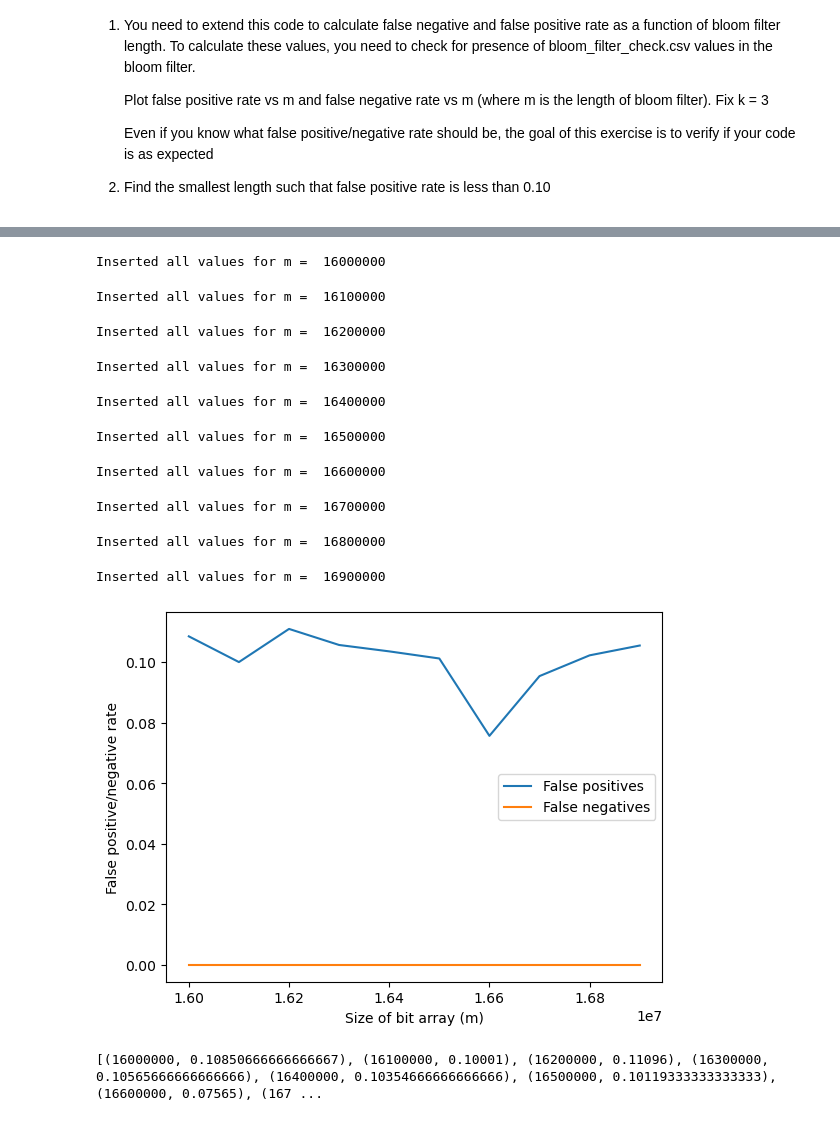
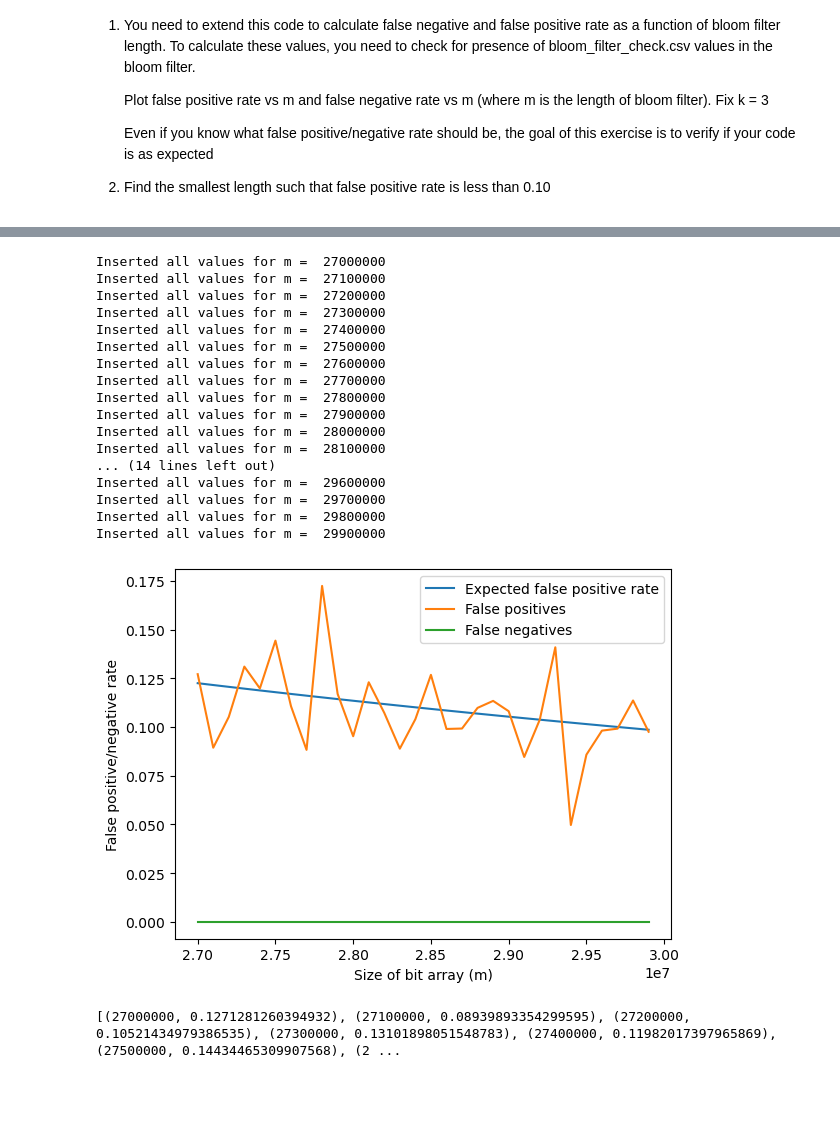
Before and after one commit to deliaqu/CS6386, a Jupyter notebook: HW1/bloom filter.ipynb, the cells around one changed output, grey strips where cells are left out. Saved outputs shown, nothing was run; the diff lists cells and outputs as text; code cells hidden in the pictures; blank space fills up the shorter version.

```diff
--- a/HW1/bloom filter.ipynb
+++ b/HW1/bloom filter.ipynb
@@ -76,7 +76,6 @@ class BloomFilter(object):
         for i in range(self.hash_count):
             hash_val = self.calculate_hash(item,self.hash_param[i])
             self.bit_array[hash_val%self.size] = 1
-        return self.bit_array
 
 
     def lookup(self, item):
@@ -100,47 +99,54 @@ class BloomFilter(object):
 
 2. Find the smallest length such that false positive rate is less than 0.10
 # %%
-from tqdm import tqdm
-
 def test_bloom_filter(m_values, values_to_check, insert_set):
-    num_values = len(values_to_check)
     false_positives = []
     false_negatives = []
     for m in m_values:
         bf = BloomFilter(m, 3)
-        for val in insert_lst:
+        for val in insert_set:
             bf.add(val)
         print("Inserted all values for m = ", m)
 
         num_false_positives = 0
         num_false_negatives = 0
-        for val in tqdm(values_to_check):
+        num_true_positives = 0
+        num_true_negatives = 0
+        for val in values_to_check:
             exists_in_bloom_filter = bf.lookup(val)
             exists_in_insert_set = val in insert_set
             if exists_in_bloom_filter and not exists_in_insert_set:
                 num_false_positives += 1
             if not exists_in_bloom_filter and exists_in_insert_set:
                 num_false_negatives += 1
-        false_positives.append(num_false_positives/num_values)
-        false_negatives.append(num_false_negatives/num_values)
+            if exists_in_bloom_filter and exists_in_insert_set:
+                num_true_positives += 1
+            if not exists_in_bloom_filter and not exists_in_insert_set:
+                num_true_negatives += 1
+        false_positives.append(num_false_positives/(num_false_positives+num_true_negatives))
+        false_negatives.append(num_false_negatives/(num_false_negatives+num_true_positives))
     return false_positives, false_negatives
 # %%
 import matplotlib.pyplot as plt
+import numpy as np
 
-def plot_false_positives_and_negatives(m_values, false_positives, false_negatives):
+def plot_false_positives_and_negatives(m_values, false_positives, false_negatives, size=None):
+    if size:
+        m_values = np.array(m_values)
+        expected_false_postive_rate = (1-np.exp(-3*size/m_values))**3
+        plt.plot(m_values, expected_false_postive_rate, label='Expected false positive rate')
     plt.plot(m_values, false_positives, label='False positives')
     plt.plot(m_values, false_negatives, label='False negatives')
+
     plt.xlabel('Size of bit array (m)')
     plt.ylabel('False positive/negative rate')
     plt.legend()
     plt.show()
 # %%
-values_to_check = pd.read_csv('bloom_filter_check.csv', header=None)[0].values
+values_to_check = set(pd.read_csv('bloom_filter_check.csv', header=None)[0].values)
+num_values = len(values_to_check)
+print("Number of values to check: ", num_values)
 insert_set = set(insert_lst)
-
-m_values = range(int(1e7), int(1e8), int(1e7))
-
-false_positives, false_negatives = test_bloom_filter(m_values, values_to_check, insert_set)
-
-plot_false_positives_and_negatives(m_values, false_positives, false_negatives)
+num_insert_values = len(insert_set)
+print("Number of values to insert: ", num_insert_values)
 # %% [output]
@@ -177,20 +202,27 @@ print(list(zip(m_values, false_positives)))
 # %%
-m_values = range(16000000, 17000000, 100000)
+m_values = range(27000000, 30000000, 100000)
 false_positives, false_negatives = test_bloom_filter(m_values, values_to_check, insert_set)
-plot_false_positives_and_negatives(m_values, false_positives, false_negatives)
+plot_false_positives_and_negatives(m_values, false_positives, false_negatives, size=num_insert_values)
 # %% [output]
-Inserted all values for m =  16000000
+Inserted all values for m =  27000000
+Inserted all values for m =  27100000
+Inserted all values for m =  27200000
+Inserted all values for m =  27300000
+Inserted all values for m =  27400000
+Inserted all values for m =  27500000
+Inserted all values for m =  27600000
+Inserted all values for m =  27700000
+Inserted all values for m =  27800000
+Inserted all values for m =  27900000
+Inserted all values for m =  28000000
+Inserted all values for m =  28100000
+... (14 lines left out)
+Inserted all values for m =  29600000
+Inserted all values for m =  29700000
+Inserted all values for m =  29800000
+Inserted all values for m =  29900000
-Inserted all values for m =  16100000
-Inserted all values for m =  16200000
-Inserted all values for m =  16300000
-Inserted all values for m =  16400000
-Inserted all values for m =  16500000
-Inserted all values for m =  16600000
-Inserted all values for m =  16700000
-Inserted all values for m =  16800000
-Inserted all values for m =  16900000
-[figure, old version]
+[figure, new version]
 # %%
 print(list(zip(m_values, false_positives)))
 # %% [output]
-[(16000000, 0.10850666666666667), (16100000, 0.10001), (16200000, 0.11096), (16300000, 0.10565666666666666), (16400000, 0.10354666666666666), (16500000, 0.10119333333333333), (16600000, 0.07565), (167 ...
+[(27000000, 0.1271281260394932), (27100000, 0.08939893354299595), (27200000, 0.10521434979386535), (27300000, 0.13101898051548783), (27400000, 0.11982017397965869), (27500000, 0.14434465309907568), (2 ...
```
Also changed, not shown: parts of 5 cells of this notebook, 1 other file.
